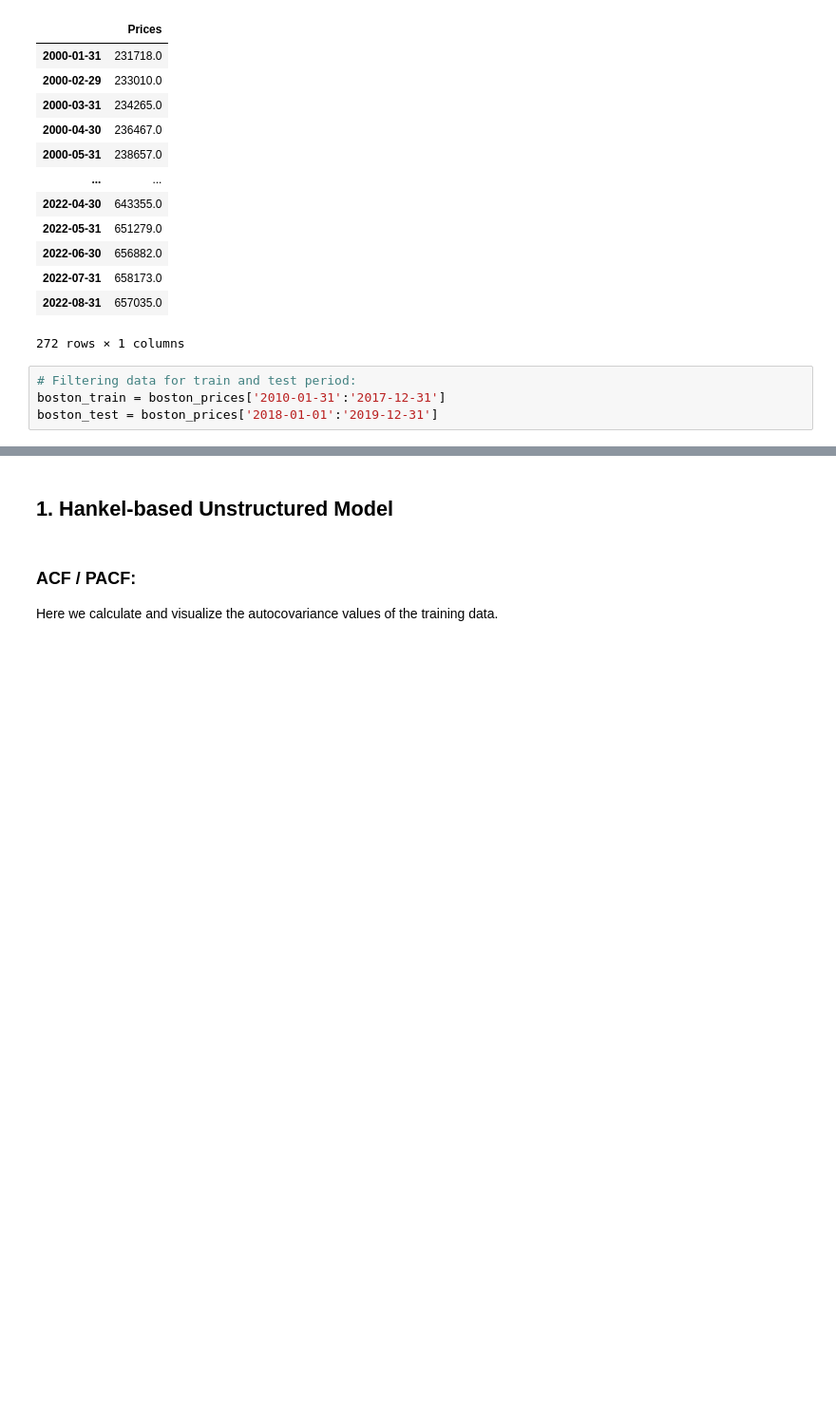
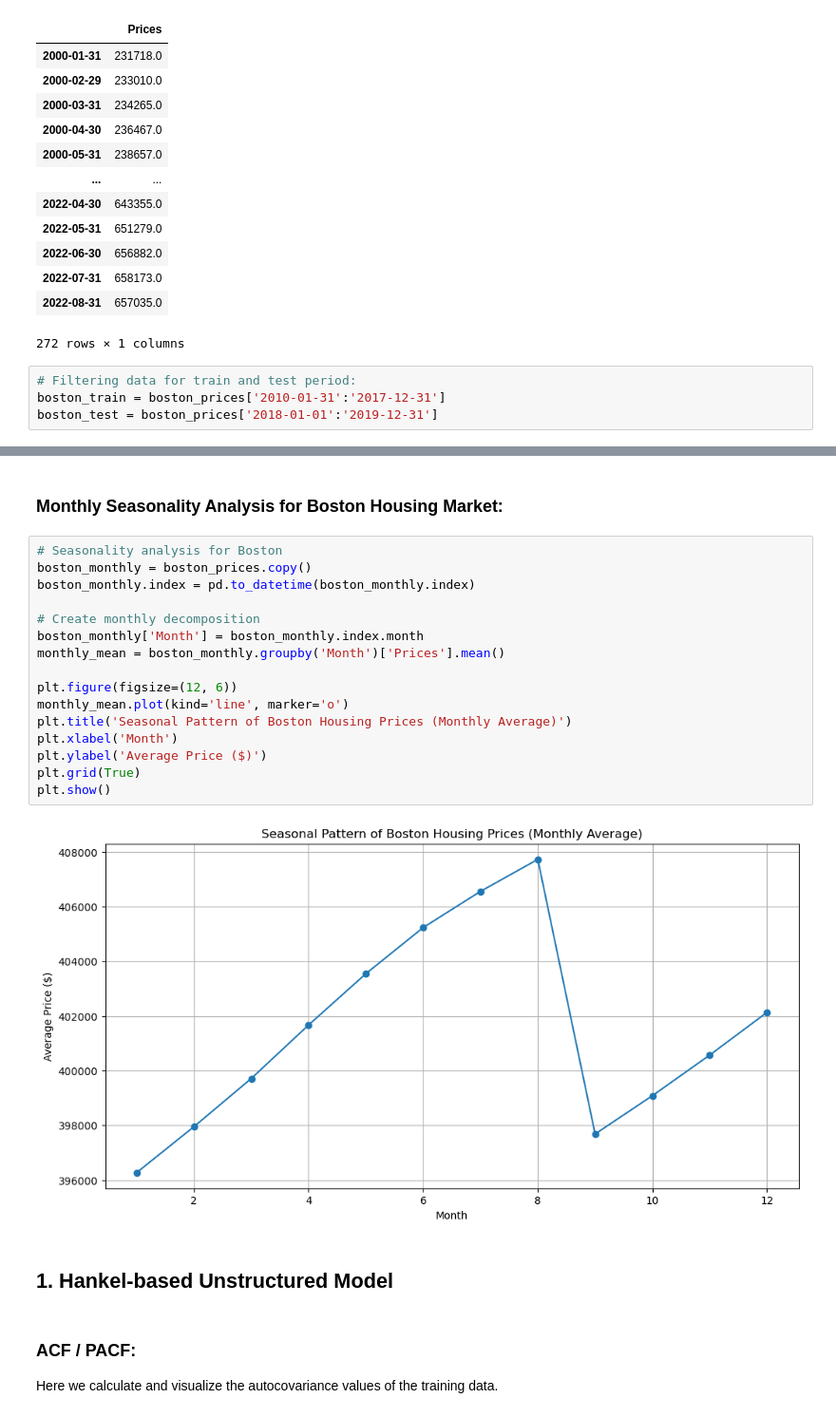
Before and after one commit to luishcr0998/housing_price_analysis, a Jupyter notebook: housing_prices_analysis.ipynb, the cells around one changed output, grey strips where cells are left out. Shown at 95% size. Saved outputs shown, nothing was run; the diff lists cells and outputs as text; blank space fills up the shorter version.

```diff
--- a/housing_prices_analysis.ipynb
+++ b/housing_prices_analysis.ipynb
@@ -72,3 +170,23 @@ boston_test = boston_prices['2018-01-01':'2019-12-31']
+# %% [markdown]
+### **Monthly Seasonality Analysis for Boston Housing Market:**
+# %%
+# Seasonality analysis for Boston
+boston_monthly = boston_prices.copy()
+boston_monthly.index = pd.to_datetime(boston_monthly.index)
+
+# Create monthly decomposition
+boston_monthly['Month'] = boston_monthly.index.month
+monthly_mean = boston_monthly.groupby('Month')['Prices'].mean()
+
+plt.figure(figsize=(12, 6))
+monthly_mean.plot(kind='line', marker='o')
+plt.title('Seasonal Pattern of Boston Housing Prices (Monthly Average)')
+plt.xlabel('Month')
+plt.ylabel('Average Price ($)')
+plt.grid(True)
+plt.show()
+# %% [output]
+[figure, added]
 # %% [markdown]
 ## **1. Hankel-based Unstructured Model**
 # %% [markdown]
```
Also changed, not shown: parts of 9 cells of this notebook, 5 other files.
